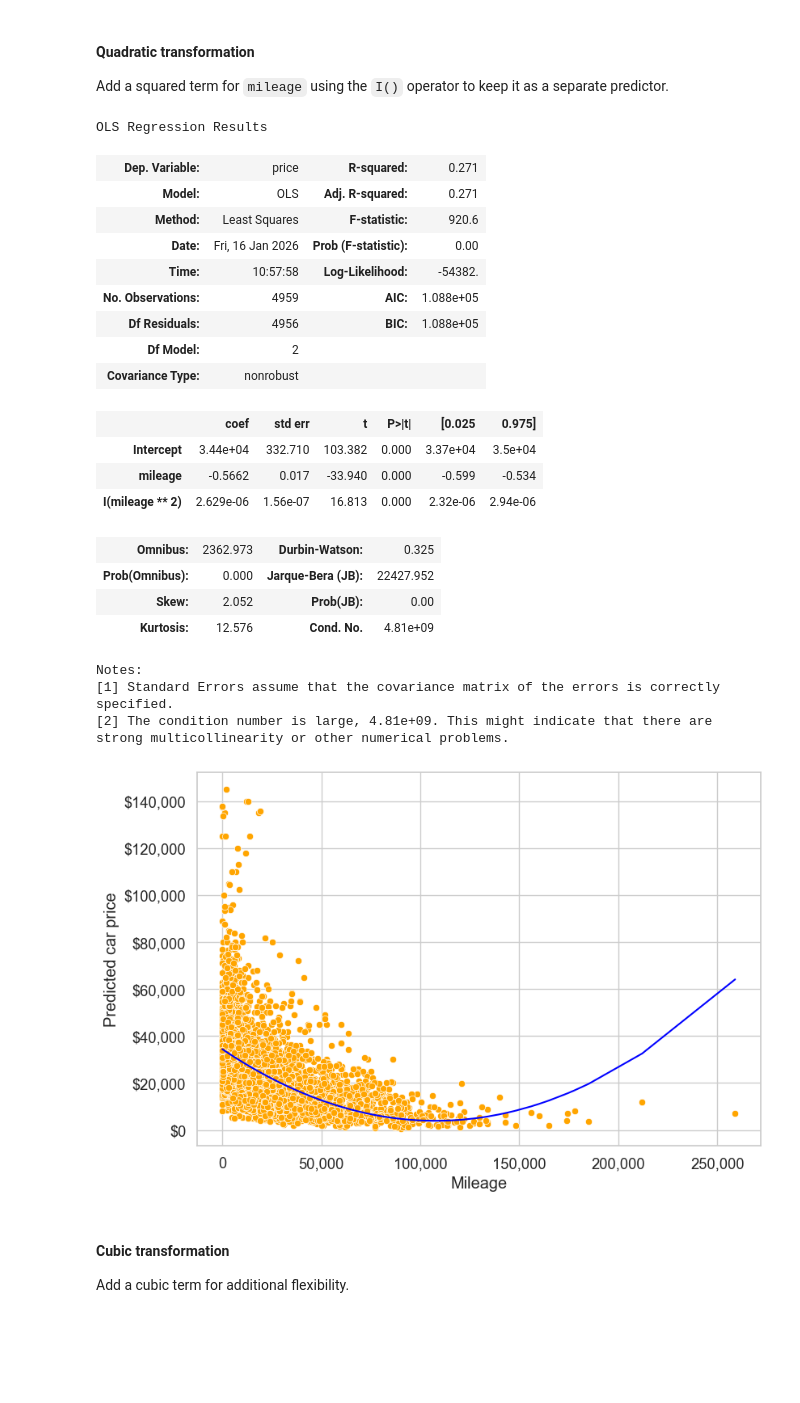
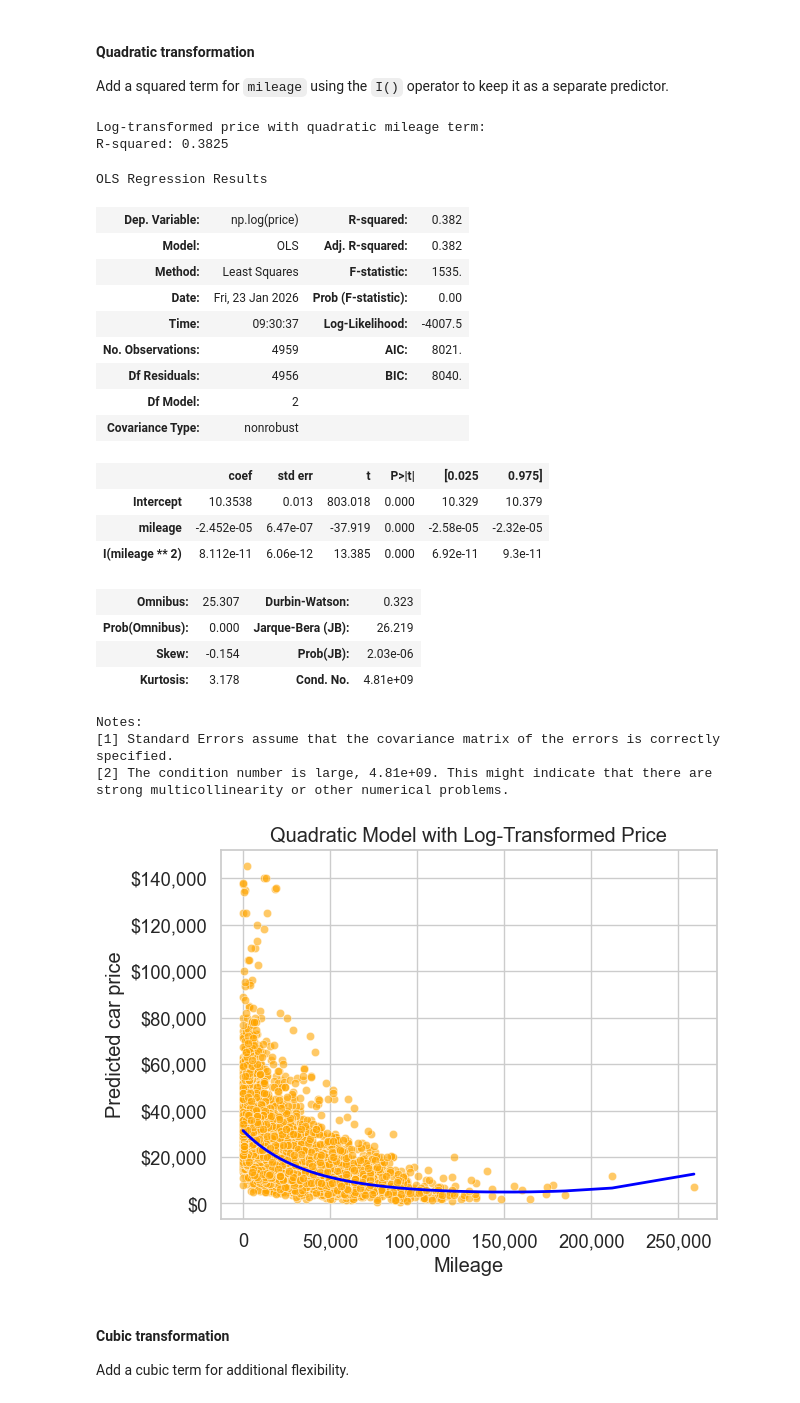
Before and after one commit to Lizhen0909/STAT303-2-class-notes, a Jupyter notebook: polynominal_features.ipynb, the cells around one changed output. Cells and saved outputs as stored; diff of their text form; code cells hidden in the pictures; blank space fills up the shorter version.

```diff
--- a/polynominal_features.ipynb
+++ b/polynominal_features.ipynb
@@ -78,42 +119,53 @@ model_sm_mileage.rsquared
 
 Add a squared term for `mileage` using the `I()` operator to keep it as a separate predictor.
 # %%
-model_sm_quad = smf.ols('price ~ mileage + I(mileage**2)', data=train_updated).fit()
+# Quadratic model with log-transformed price
+model_sm_quad = smf.ols('np.log(price) ~ mileage + I(mileage**2)', data=train_updated).fit()
+print("Log-transformed price with quadratic mileage term:")
+print(f"R-squared: {model_sm_quad.rsquared:.4f}")
 model_sm_quad.summary()
 # %% [output]
-OLS Regression Results
+Log-transformed price with quadratic mileage term:
+R-squared: 0.3825
+OLS Regression Results
-| Dep. Variable: | price | R-squared: | 0.271 |
-| Model: | OLS | Adj. R-squared: | 0.271 |
-| Method: | Least Squares | F-statistic: | 920.6 |
-| Date: | Fri, 16 Jan 2026 | Prob (F-statistic): | 0.00 |
-| Time: | 10:57:58 | Log-Likelihood: | -54382. |
-| No. Observations: | 4959 | AIC: | 1.088e+05 |
-| Df Residuals: | 4956 | BIC: | 1.088e+05 |
+| Dep. Variable: | np.log(price) | R-squared: | 0.382 |
+| Model: | OLS | Adj. R-squared: | 0.382 |
+| Method: | Least Squares | F-statistic: | 1535. |
+| Date: | Fri, 23 Jan 2026 | Prob (F-statistic): | 0.00 |
+| Time: | 09:30:37 | Log-Likelihood: | -4007.5 |
+| No. Observations: | 4959 | AIC: | 8021. |
+| Df Residuals: | 4956 | BIC: | 8040. |
 | Df Model: | 2 |  |  |
 | Covariance Type: | nonrobust |  |  |
 |  | coef | std err | t | P>|t| | [0.025 | 0.975] |
-| Intercept | 3.44e+04 | 332.710 | 103.382 | 0.000 | 3.37e+04 | 3.5e+04 |
-| mileage | -0.5662 | 0.017 | -33.940 | 0.000 | -0.599 | -0.534 |
-| I(mileage ** 2) | 2.629e-06 | 1.56e-07 | 16.813 | 0.000 | 2.32e-06 | 2.94e-06 |
+| Intercept | 10.3538 | 0.013 | 803.018 | 0.000 | 10.329 | 10.379 |
+| mileage | -2.452e-05 | 6.47e-07 | -37.919 | 0.000 | -2.58e-05 | -2.32e-05 |
+| I(mileage ** 2) | 8.112e-11 | 6.06e-12 | 13.385 | 0.000 | 6.92e-11 | 9.3e-11 |
-| Omnibus: | 2362.973 | Durbin-Watson: | 0.325 |
-| Prob(Omnibus): | 0.000 | Jarque-Bera (JB): | 22427.952 |
-| Skew: | 2.052 | Prob(JB): | 0.00 |
-| Kurtosis: | 12.576 | Cond. No. | 4.81e+09 |
+| Omnibus: | 25.307 | Durbin-Watson: | 0.323 |
+| Prob(Omnibus): | 0.000 | Jarque-Bera (JB): | 26.219 |
+| Skew: | -0.154 | Prob(JB): | 2.03e-06 |
+| Kurtosis: | 3.178 | Cond. No. | 4.81e+09 |
-Notes:
-[1] Standard Errors assume that the covariance matrix of the errors is correctly specified.
-[2] The condition number is large, 4.81e+09. This might indicate that there are
-strong multicollinearity or other numerical problems.
+Notes:
+[1] Standard Errors assume that the covariance matrix of the errors is correctly specified.
+[2] The condition number is large, 4.81e+09. This might indicate that there are
+strong multicollinearity or other numerical problems.
 # %%
-# Visualize the quadratic fit
-pred_price = model_sm_quad.predict(train_updated)
-ax = sns.scatterplot(x='mileage', y='price', data=train_updated, color='orange')
-sns.lineplot(x=train_updated.mileage, y=pred_price, color='blue')
+# Visualize the quadratic fit (transform log predictions back to price scale)
+pred_price_log = model_sm_quad.predict(train_updated)
+pred_price = np.exp(pred_price_log)  # Transform back from log scale
+
+ax = sns.scatterplot(x='mileage', y='price', data=train_updated, color='orange', alpha=0.6)
+sns.lineplot(x=train_updated.mileage, y=pred_price, color='blue', linewidth=2)
 plt.xlabel('Mileage')
 plt.ylabel('Predicted car price')
+plt.title('Quadratic Model with Log-Transformed Price')
+
 ax.yaxis.set_major_formatter('${x:,.0f}')
+
 ax.xaxis.set_major_formatter('{x:,.0f}')
+plt.show()
 # %% [output]
-[figure, old version]
+[figure, new version]
 # %% [markdown]
 #### Cubic transformation
 
```
Also changed, not shown: parts of 51 cells of this notebook, 20 other files.
